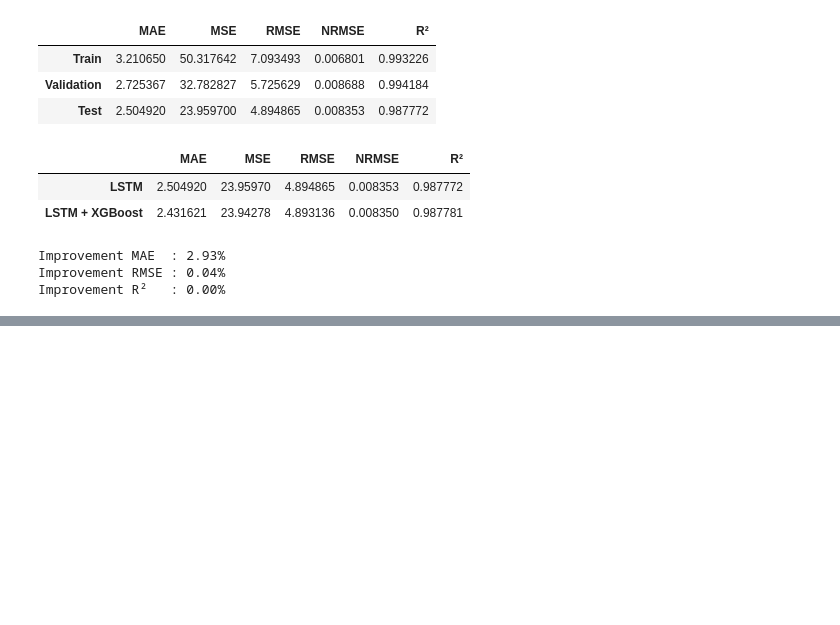
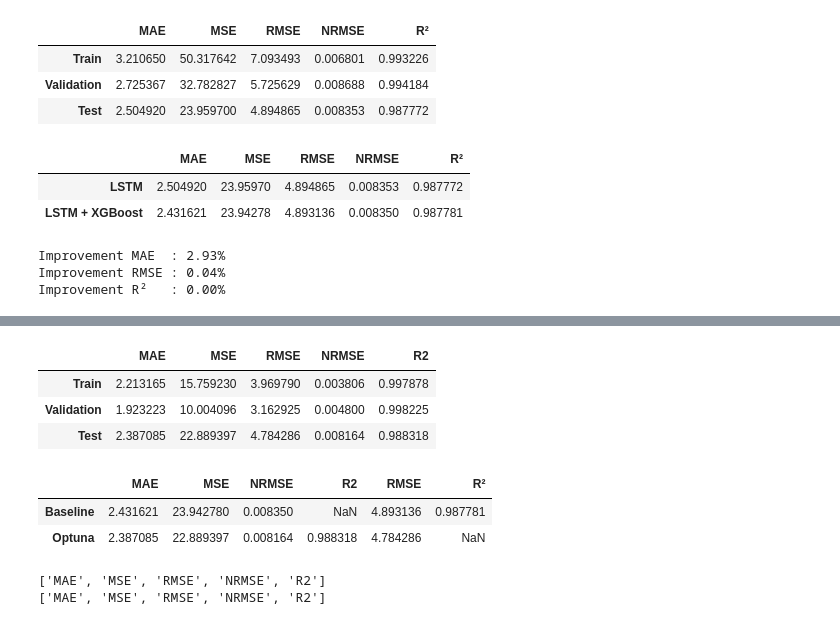
Before and after one commit to YosuaTriantara/airPredictions, a Jupyter notebook: notebooks/07_XGBoost_Modelling.ipynb, the cells around one changed output, grey strips where cells are left out. Drawn from its saved outputs; the diff is of its cells as text; code cells hidden in the pictures; blank space fills up the shorter version.

Commit message:
update: add optuna to fine tuned XGBoost

```diff
--- a/notebooks/07_XGBoost_Modelling.ipynb
+++ b/notebooks/07_XGBoost_Modelling.ipynb
@@ -210,0 +322,10 @@ Improvement R²   : 0.00%
+# %%
+study = optuna.create_study(
+    direction="minimize"
+)
+
+study.optimize(
+    objective,
+    n_trials=50,
+    callbacks=[save_checkpoint]
+)
@@ -210,0 +355,15 @@ Improvement R²   : 0.00%
+# %%
+best_xgb = XGBRegressor(
+    **study.best_params,
+    objective="reg:squarederror",
+    random_state=42,
+    n_jobs=-1
+)
+
+X_train_final = np.vstack([X_train_xgb, X_val_xgb])
+y_train_final = np.concatenate([residual_train, residual_val])
+
+best_xgb.fit(
+    X_train_final,
+    y_train_final
+)
@@ -210,0 +383,36 @@ Improvement R²   : 0.00%
+# %%
+# Prediksi residual menggunakan model terbaik
+train_residual_pred = best_xgb.predict(X_train_xgb)
+val_residual_pred   = best_xgb.predict(X_val_xgb)
+test_residual_pred  = best_xgb.predict(X_test_xgb)
+# %%
+train_final = y_train_pred.ravel() + train_residual_pred
+val_final   = y_val_pred.ravel() + val_residual_pred
+test_final  = y_test_pred.ravel() + test_residual_pred
+# %%
+train_metrics = evaluate(y_train_true, train_final)
+val_metrics   = evaluate(y_val_true, val_final)
+test_metrics  = evaluate(y_test_true, test_final)
+
+tuned_results = pd.DataFrame(
+    [train_metrics, val_metrics, test_metrics],
+    index=["Train", "Validation", "Test"]
+)
+
+tuned_results
+# %% [output]
+|  | MAE | MSE | RMSE | NRMSE | R2 |
+| Train | 2.213165 | 15.759230 | 3.969790 | 0.003806 | 0.997878 |
+| Validation | 1.923223 | 10.004096 | 3.162925 | 0.004800 | 0.998225 |
+| Test | 2.387085 | 22.889397 | 4.784286 | 0.008164 | 0.988318 |
+# %%
+comparison = pd.DataFrame({
+    "Baseline": results.loc["Test"],
+    "Optuna": tuned_results.loc["Test"]
+}).T
+
+comparison
+# %% [output]
+|  | MAE | MSE | NRMSE | R2 | RMSE | R² |
+| Baseline | 2.431621 | 23.942780 | 0.008350 | NaN | 4.893136 | 0.987781 |
+| Optuna | 2.387085 | 22.889397 | 0.008164 | 0.988318 | 4.784286 | NaN |
@@ -210,0 +422,6 @@ Improvement R²   : 0.00%
+# %%
+print(results.columns.tolist())
+print(tuned_results.columns.tolist())
+# %% [output]
+['MAE', 'MSE', 'RMSE', 'NRMSE', 'R2']
+['MAE', 'MSE', 'RMSE', 'NRMSE', 'R2']
```
Also changed, not shown: parts of 12 cells of this notebook.
